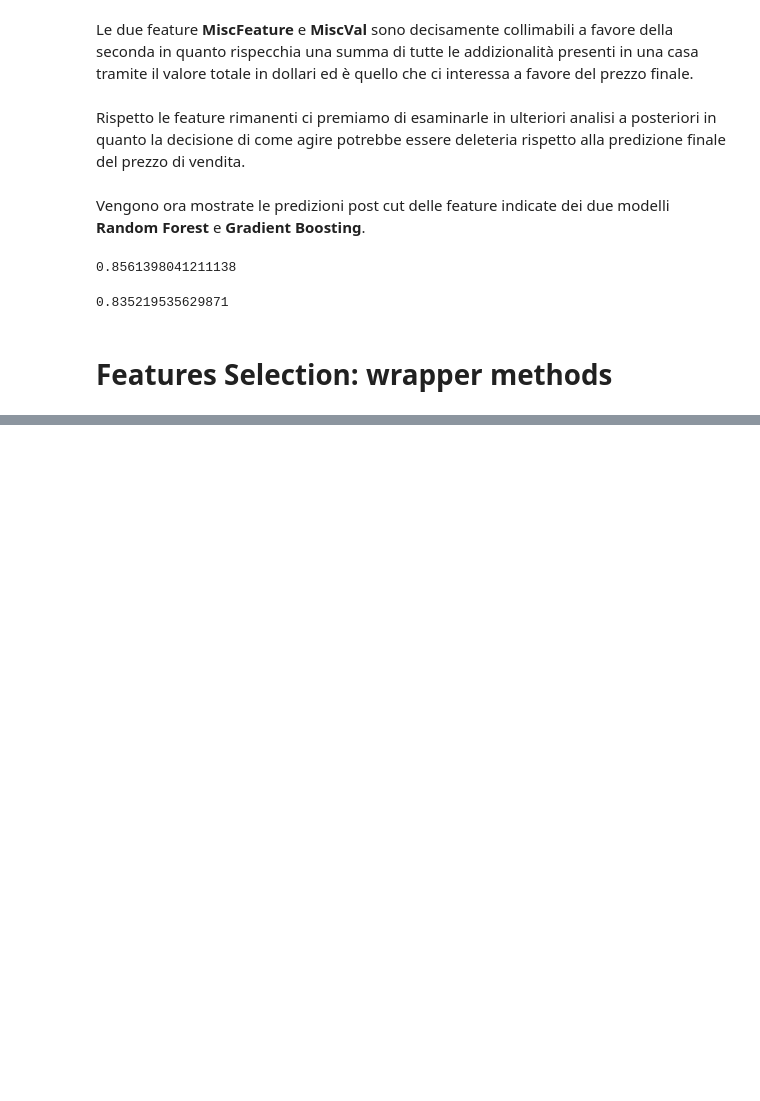
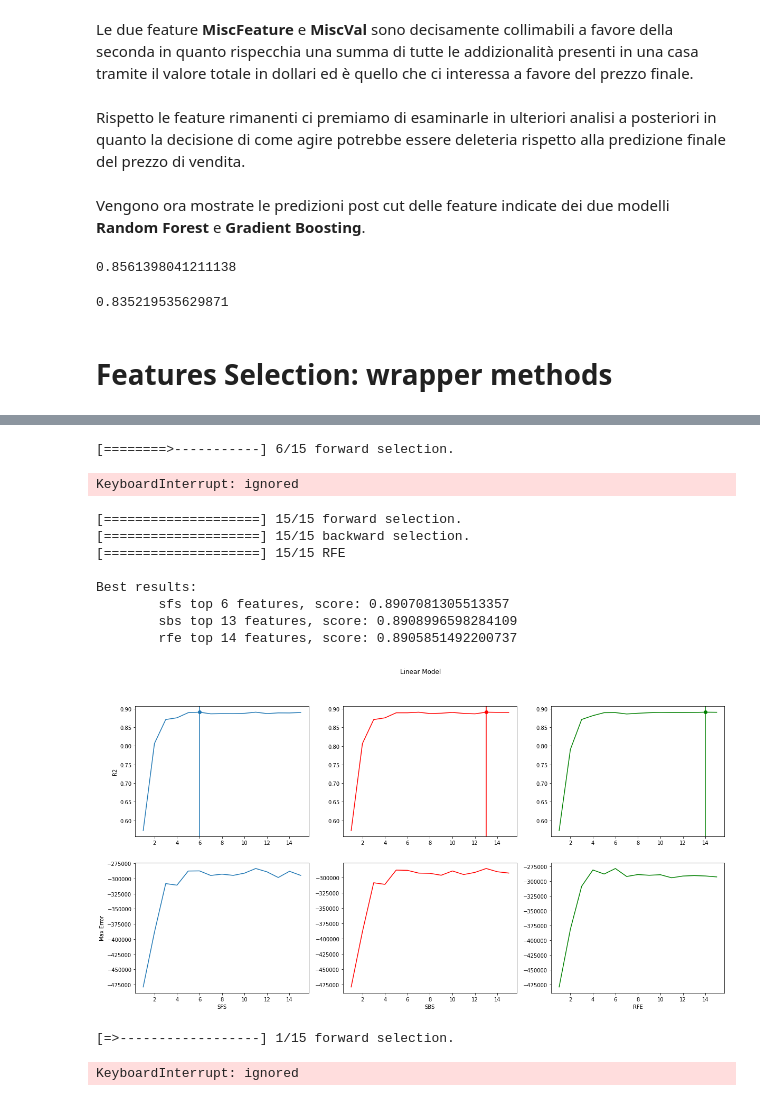
Before and after one commit to spiderlory/ml_project, a Jupyter notebook: progetto.ipynb, the cells around one changed output, grey strips where cells are left out. Drawn from its saved outputs; the diff is of its cells as text; code cells hidden in the pictures; blank space fills up the shorter version.

```diff
--- a/progetto.ipynb
+++ b/progetto.ipynb
@@ -559,0 +666,40 @@ KeyboardInterrupt: ignored
+# %%
+model = GradientBoostingRegressor(n_estimators=50, random_state=42)
+
+feature_rank_sfs, cv_scores_sfs = selection_analysis(model, X_data1, Y_data, direction='forward')
+feature_rank_sbs, cv_scores_sbs = selection_analysis(model, X_data1, Y_data, direction='backward')
+cv_scores_rfe = rfe_analysis(model, X_data1, Y_data)
+
+plot_data(cv_scores_sfs, cv_scores_sbs, cv_scores_rfe)
+# %% [output]
+[========>-----------] 6/15 forward selection.
+KeyboardInterrupt: ignored
+# %%
+model = RandomForestRegressor(random_state=42, n_estimators=10)
+
+feature_rank_sfs, cv_scores_sfs = selection_analysis(model, X_data1, Y_data, direction='forward')
+feature_rank_sbs, cv_scores_sbs = selection_analysis(model, X_data1, Y_data, direction='backward')
+cv_scores_rfe = rfe_analysis(model, X_data1, Y_data)
+
+plot_data(cv_scores_sfs, cv_scores_sbs, cv_scores_rfe)
+# %% [output]
+[====================] 15/15 forward selection.
+[====================] 15/15 backward selection.
+[====================] 15/15 RFE
+
+Best results:
+        sfs top 6 features, score: 0.8907081305513357
+        sbs top 13 features, score: 0.8908996598284109
+        rfe top 14 features, score: 0.8905851492200737
+[figure, added]
+# %%
+model = KNeighborsRegressor(n_neighbors=5)
+
+feature_rank_sfs, cv_scores_sfs = selection_analysis(model, X_data1, Y_data, direction='forward')
+feature_rank_sbs, cv_scores_sbs = selection_analysis(model, X_data1, Y_data, direction='backward')
+cv_scores_rfe = rfe_analysis(model, X_data1, Y_data)
+
+plot_data(cv_scores_sfs, cv_scores_sbs, cv_scores_rfe)
+# %% [output]
+[=>------------------] 1/15 forward selection.
+KeyboardInterrupt: ignored
```
Also changed, not shown: parts of 8 cells of this notebook.
